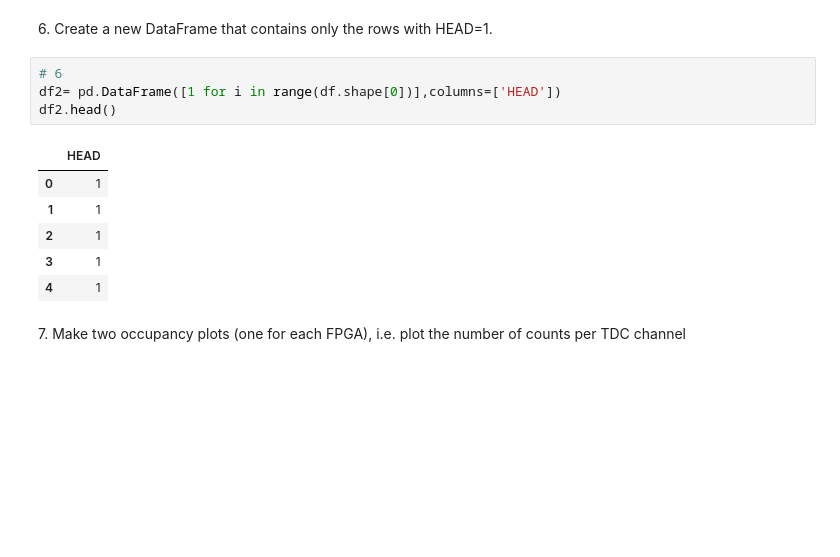
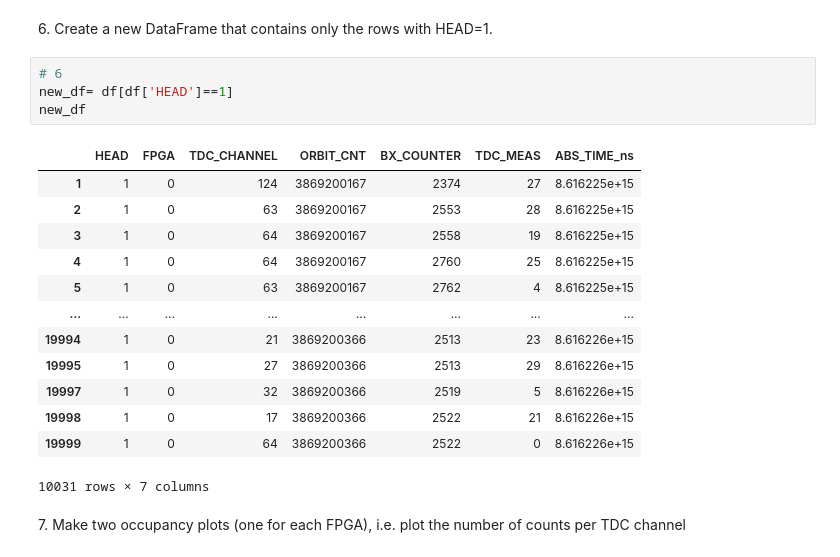
Before and after one commit to EugeniaBoccanera/LaboratoryOfComputationalPhysics_Y6, a Jupyter notebook: 06ex_Pandas.ipynb, the cells around one changed output. Drawn from its saved outputs; the diff is of its cells as text; blank space fills up the shorter version.

```diff
--- a/06ex_Pandas.ipynb
+++ b/06ex_Pandas.ipynb
@@ -165,15 +100,22 @@ df.head()
 # %% [markdown]
 6\. Create a new DataFrame that contains only the rows with HEAD=1.
-# %%
-# 6
-df2= pd.DataFrame([1 for i in range(df.shape[0])],columns=['HEAD'])
-df2.head()
-# %% [output]
-|  | HEAD |
-| 0 | 1 |
-| 1 | 1 |
-| 2 | 1 |
-| 3 | 1 |
-| 4 | 1 |
+# %%
+# 6
+new_df= df[df['HEAD']==1]
+new_df
+# %% [output]
+|  | HEAD | FPGA | TDC_CHANNEL | ORBIT_CNT | BX_COUNTER | TDC_MEAS | ABS_TIME_ns |
+| 1 | 1 | 0 | 124 | 3869200167 | 2374 | 27 | 8.616225e+15 |
+| 2 | 1 | 0 | 63 | 3869200167 | 2553 | 28 | 8.616225e+15 |
+| 3 | 1 | 0 | 64 | 3869200167 | 2558 | 19 | 8.616225e+15 |
+| 4 | 1 | 0 | 64 | 3869200167 | 2760 | 25 | 8.616225e+15 |
+| 5 | 1 | 0 | 63 | 3869200167 | 2762 | 4 | 8.616225e+15 |
+| ... | ... | ... | ... | ... | ... | ... | ... |
+| 19994 | 1 | 0 | 21 | 3869200366 | 2513 | 23 | 8.616226e+15 |
+| 19995 | 1 | 0 | 27 | 3869200366 | 2513 | 29 | 8.616226e+15 |
+| 19997 | 1 | 0 | 32 | 3869200366 | 2519 | 5 | 8.616226e+15 |
+| 19998 | 1 | 0 | 17 | 3869200366 | 2522 | 21 | 8.616226e+15 |
+| 19999 | 1 | 0 | 64 | 3869200366 | 2522 | 0 | 8.616226e+15 |
+10031 rows × 7 columns
 # %% [markdown]
 7\. Make two occupancy plots (one for each FPGA), i.e. plot the number of counts per TDC channel
```
Also changed, not shown: parts of 17 cells of this notebook.
